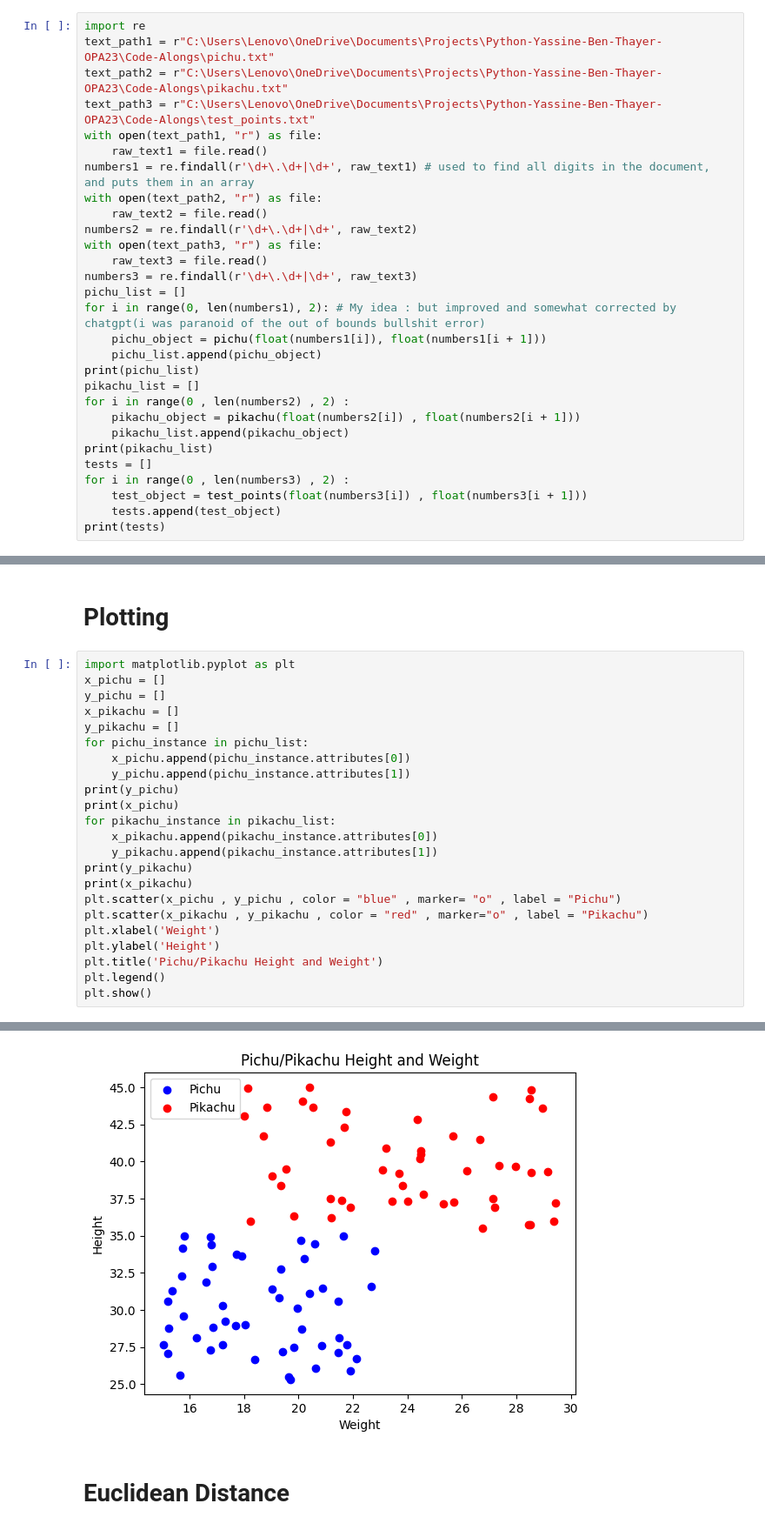
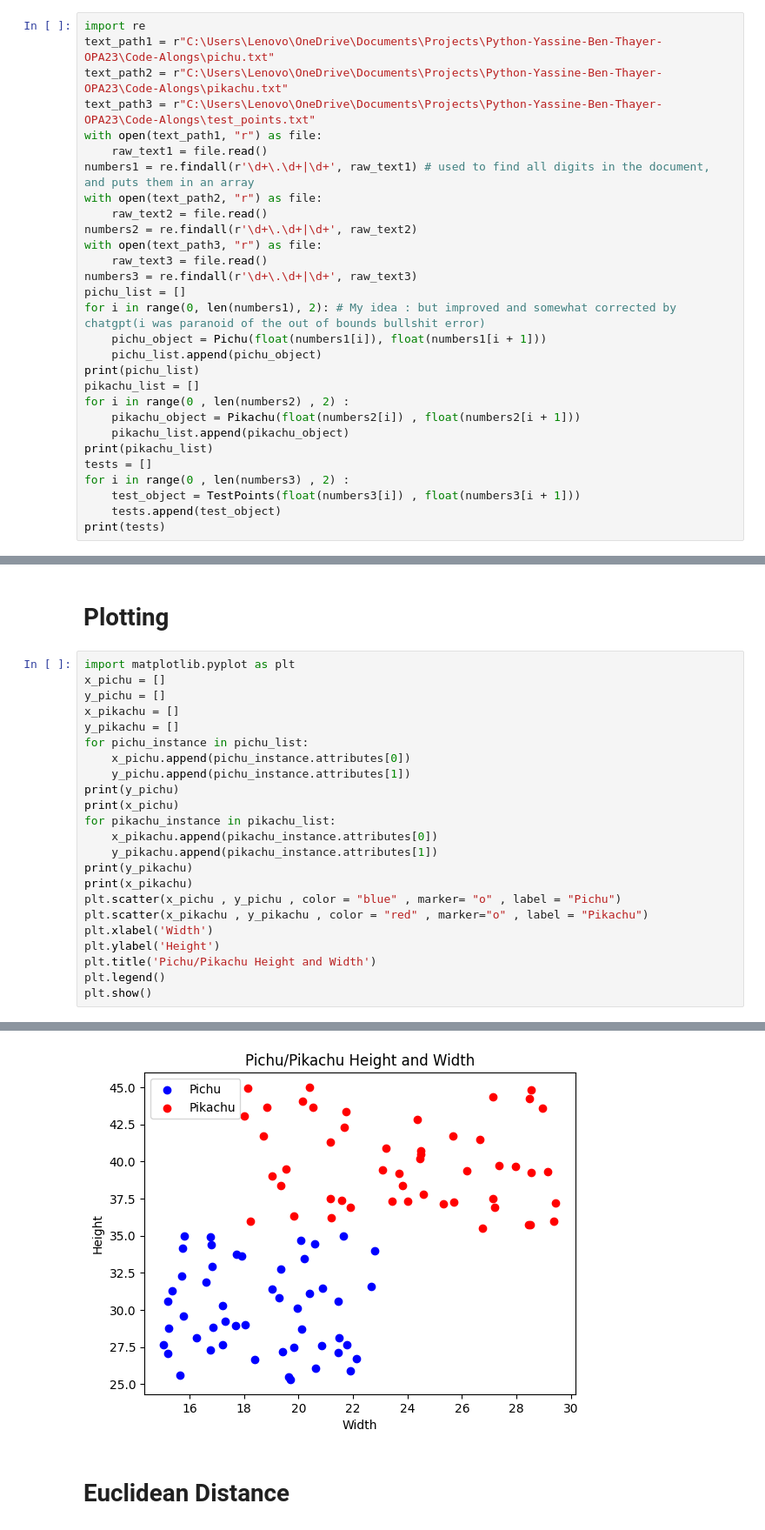
Before and after one commit to AntiSpiral-0/Python-Yassine-Ben-Thayer-OPA23, a Jupyter notebook: Code-Alongs/Lab.ipynb, the cells around one changed output, grey strips where cells are left out. Shown at 87% size. Cells and saved outputs as stored; diff of their text form.

```diff
--- a/Code-Alongs/Lab.ipynb
+++ b/Code-Alongs/Lab.ipynb
@@ -70,17 +73,17 @@ with open(text_path3, "r") as file:
 numbers3 = re.findall(r'\d+\.\d+|\d+', raw_text3)
 pichu_list = []
 for i in range(0, len(numbers1), 2): # My idea : but improved and somewhat corrected by chatgpt(i was paranoid of the out of bounds bullshit error)
-    pichu_object = pichu(float(numbers1[i]), float(numbers1[i + 1]))
+    pichu_object = Pichu(float(numbers1[i]), float(numbers1[i + 1]))
     pichu_list.append(pichu_object)
 print(pichu_list)
 pikachu_list = []
 for i in range(0 , len(numbers2) , 2) :
-    pikachu_object = pikachu(float(numbers2[i]) , float(numbers2[i + 1]))
+    pikachu_object = Pikachu(float(numbers2[i]) , float(numbers2[i + 1]))
     pikachu_list.append(pikachu_object)
 print(pikachu_list)
 tests = []
 for i in range(0 , len(numbers3) , 2) :
-    test_object = test_points(float(numbers3[i]) , float(numbers3[i + 1]))
+    test_object = TestPoints(float(numbers3[i]) , float(numbers3[i + 1]))
     tests.append(test_object)
 print(tests)
 # %% [output]
@@ -92,32 +95,32 @@ print(tests)
 # %%
 import matplotlib.pyplot as plt
 x_pichu = []
 y_pichu = []
 x_pikachu = []
 y_pikachu = []
 for pichu_instance in pichu_list:
     x_pichu.append(pichu_instance.attributes[0])
     y_pichu.append(pichu_instance.attributes[1])
 print(y_pichu)
 print(x_pichu)
 for pikachu_instance in pikachu_list:
     x_pikachu.append(pikachu_instance.attributes[0])
     y_pikachu.append(pikachu_instance.attributes[1])
 print(y_pikachu)
 print(x_pikachu)
 plt.scatter(x_pichu , y_pichu , color = "blue" , marker= "o" , label = "Pichu")
 plt.scatter(x_pikachu , y_pikachu , color = "red" , marker="o" , label = "Pikachu")
-plt.xlabel('Weight')
+plt.xlabel('Width')
 plt.ylabel('Height')
-plt.title('Pichu/Pikachu Height and Weight')
+plt.title('Pichu/Pikachu Height and Width')
 plt.legend()
 plt.show()
 # %% [output]
 [28.701809671168824, 27.095070307714877, 27.669778220491132, 34.36654587712494, 31.480353852465935, 31.091310056669883, 26.71138648198097, 32.291267979503495, 26.634024937619284, 28.794554417576478, 3 ...
 [20.11541438766307, 15.200086041781336, 17.200234546952956, 16.785685905190583, 20.8917697133121, 20.41359589938329, 22.137436541638763, 15.695510661035328, 18.375374557482164, 15.238377755504562, 16. ...
 [44.951493566608946, 41.49878057639454, 39.38100083914504, 40.175758410355904, 36.21004195868266, 37.24697337031557, 38.38085562147455, 40.88308718457233, 37.30114732596577, 37.20217384451559, 35.7099 ...
 [18.137772263313835, 26.648661832322336, 26.180524428318897, 24.44364396490554, 21.201902279430513, 25.691541582957697, 19.338626083150515, 23.21718300802926, 23.444684475950478, 29.445791130252964, 2 ...
-[figure, old version]
+[figure, new version]
 # %% [markdown]
 # Euclidean Distance
 # %%
```
Also changed, not shown: parts of 2 cells of this notebook, 2 other files.
